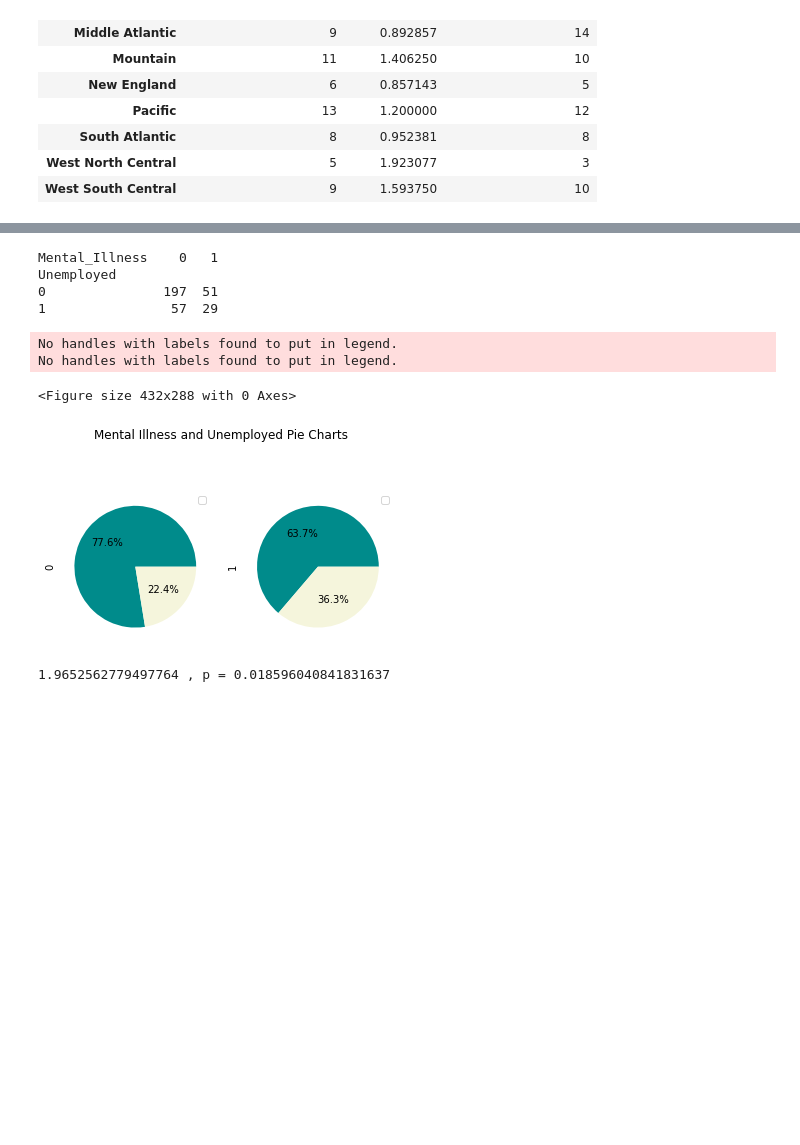
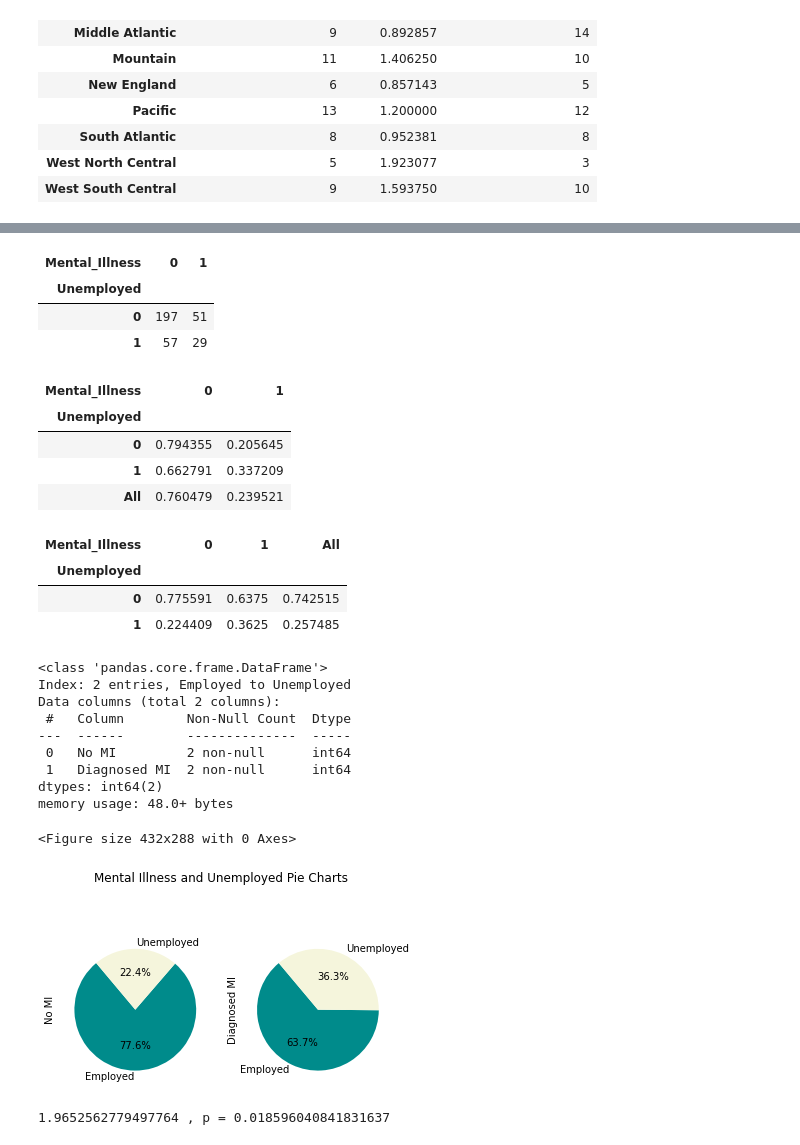
Before and after one commit to hehill/Project1_Team3, a Jupyter notebook: individual_data.ipynb, the cells around one changed output, grey strips where cells are left out. Drawn from its saved outputs; the diff is of its cells as text; code cells hidden in the pictures; blank space fills up the shorter version.

```diff
--- a/individual_data.ipynb
+++ b/individual_data.ipynb
@@ -107,18 +96,61 @@ plt.show()
+# %%
+# Create a 2x2 crosstabulation of mental illness and employment
+data_crosstab = pd.crosstab(df['Unemployed'],
+                            df['Mental_Illness'],
+                            margins = False)
+
+data_crosstab
+# %% [output]
+| Mental_Illness | 0 | 1 |
+| Unemployed |  |  |
+| 0 | 197 | 51 |
+| 1 | 57 | 29 |
 # %%
-data_crosstab = pd.crosstab(df['Unemployed'],
+data_crosstab1 = pd.crosstab(df['Unemployed'],
                             df['Mental_Illness'],
-                            margins = False)
-print(data_crosstab)
+                            margins = True, normalize = 'index')
+
+data_crosstab1
 # %% [output]
-Mental_Illness    0   1
-Unemployed
-0               197  51
-1                57  29
+| Mental_Illness | 0 | 1 |
+| Unemployed |  |  |
+| 0 | 0.794355 | 0.205645 |
+| 1 | 0.662791 | 0.337209 |
+| All | 0.760479 | 0.239521 |
+# %%
+data_crosstab2 = pd.crosstab(df['Unemployed'],
+                            df['Mental_Illness'],
+                            margins = True, normalize = 'columns')
+
+data_crosstab2
+# %% [output]
+| Mental_Illness | 0 | 1 | All |
+| Unemployed |  |  |  |
+| 0 | 0.775591 | 0.6375 | 0.742515 |
+| 1 | 0.224409 | 0.3625 | 0.257485 |
+# %%
+# Visualize 2x2 table as pie charts
+dfc = pd.DataFrame({
+    "No MI" : [197,57],
+    "Diagnosed MI" : [51,29]
+}, index = ["Employed", "Unemployed"])
+dfc.info()
+# %% [output]
+<class 'pandas.core.frame.DataFrame'>
+Index: 2 entries, Employed to Unemployed
+Data columns (total 2 columns):
+ #   Column        Non-Null Count  Dtype
+---  ------        --------------  -----
+ 0   No MI         2 non-null      int64
+ 1   Diagnosed MI  2 non-null      int64
+dtypes: int64(2)
+memory usage: 48.0+ bytes
 # %%
-plt.figure(); data_crosstab.plot.pie(title='Mental Illness and Unemployed Pie Charts', colors=['darkcyan','beige'],autopct='%.1f%%', subplots=True, labels = ["", ""])
+my_colors = ['darkcyan','beige']
+
+plt.figure()
+dfc.plot.pie(title='Mental Illness and Unemployed Pie Charts', subplots=True, colors = my_colors, legend = False, autopct= '%1.1f%%', startangle = 130)
 plt.savefig("MIvUnemp_pies.pdf")
 # %% [output]
-No handles with labels found to put in legend.
-No handles with labels found to put in legend.
+<Figure size 432x288 with 0 Axes>
-<Figure size 432x288 with 0 Axes>
-[figure, old version]
+[figure, new version]
```
Also changed, not shown: parts of 19 cells of this notebook, 5 other files.
